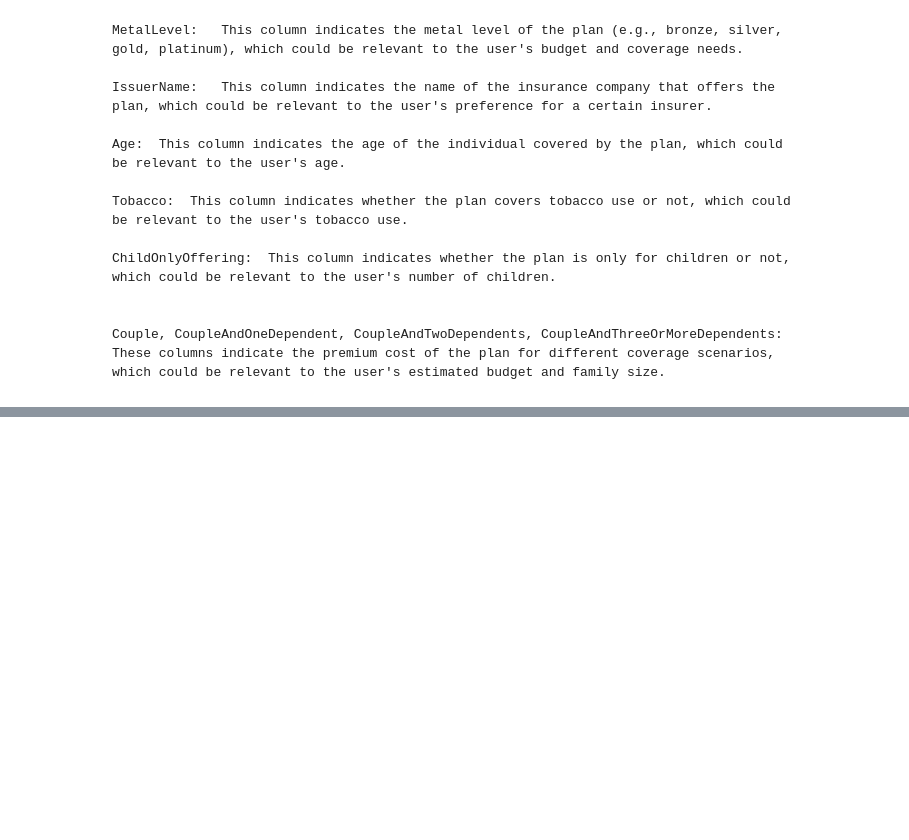
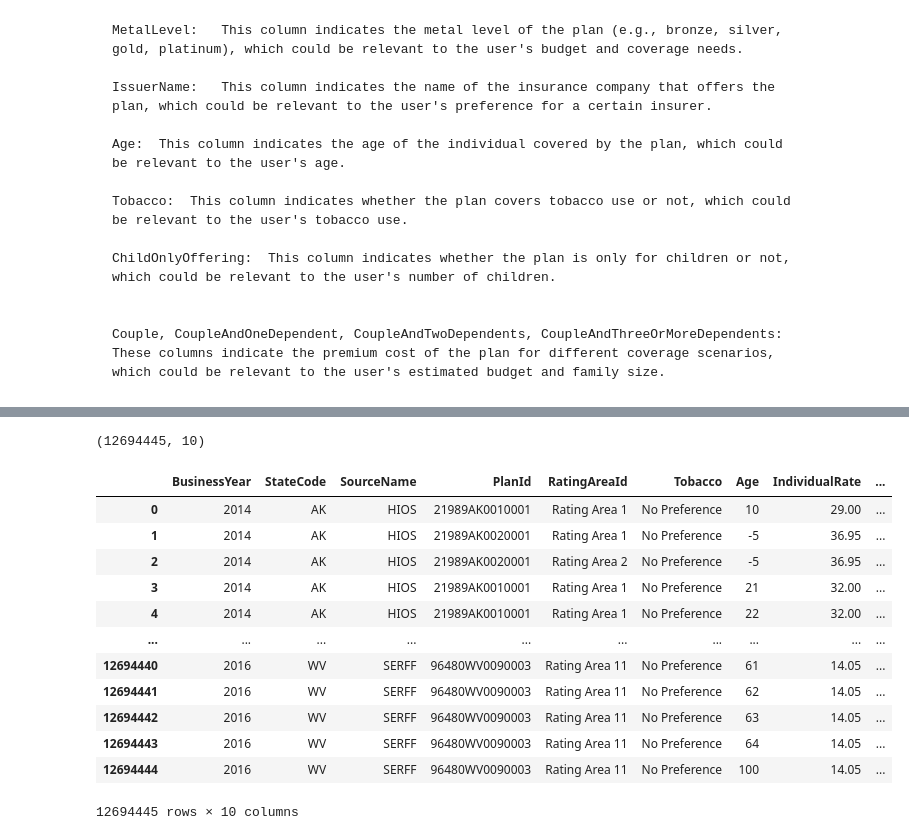
Before and after one commit to amanpreetbatra/big_data_project, a Jupyter notebook: Rate CSV Data Explolartion/Rate_Data_Exploration.ipynb, the cells around one changed output, grey strips where cells are left out. Saved outputs shown, nothing was run; the diff lists cells and outputs as text; code cells hidden in the pictures; blank space fills up the shorter version.

```diff
--- a/Rate CSV Data Explolartion/Rate_Data_Exploration.ipynb
+++ b/Rate CSV Data Explolartion/Rate_Data_Exploration.ipynb
@@ -93,3 +94,7 @@ profile_chosen_values = ProfileReport(rates_2,title = "Profiling Report_Cleaned_
 profile_chosen_values.to_widgets()
 # %%
 profile_chosen_values.to_file("output_cleaned.html")
+# %%
+df = rates_2
+df['tobacco_rate'] = np.where(df['Tobacco']!= 'Tobacco User/Non-Tobacco User ',df['IndividualRate'],df['IndividualRate']*1.03)
+df.head()
@@ -95,0 +108,4 @@ profile_chosen_values.to_file("output_cleaned.html")
+# %%
+df['Age'] = np.where(df['Age']== 'Family Option',-5,df['Age']) # Family Plan = -5
+df['Age'] = np.where(df['Age']== '0-20',10,df['Age'])  # Minor = 10 below 20 years of age
+df['Age'] = np.where(df['Age']== '65 and over',100,df['Age'])  # Old age = 100 more than 65 years of age
@@ -95,0 +127,24 @@ profile_chosen_values.to_file("output_cleaned.html")
+# %%
+df.shape
+# %% [output]
+(12694445, 10)
+# %%
+df['PrimarySubscriberAndThreeOrMoreDependents']=df['PrimarySubscriberAndThreeOrMoreDependents'].fillna(0)
+# %%
+df['tobacco_rate'] = np.where(df['PrimarySubscriberAndThreeOrMoreDependents']>0, df['PrimarySubscriberAndThreeOrMoreDependents'],df['tobacco_rate'])
+df['PrimarySubscriberAndThreeOrMoreDependents'] = np.where(df['PrimarySubscriberAndThreeOrMoreDependents']>0, 1,df['PrimarySubscriberAndThreeOrMoreDependents'])
+df
+# %% [output]
+|  | BusinessYear | StateCode | SourceName | PlanId | RatingAreaId | Tobacco | Age | IndividualRate | ... |
+| 0 | 2014 | AK | HIOS | 21989AK0010001 | Rating Area 1 | No Preference | 10 | 29.00 | ... |
+| 1 | 2014 | AK | HIOS | 21989AK0020001 | Rating Area 1 | No Preference | -5 | 36.95 | ... |
+| 2 | 2014 | AK | HIOS | 21989AK0020001 | Rating Area 2 | No Preference | -5 | 36.95 | ... |
+| 3 | 2014 | AK | HIOS | 21989AK0010001 | Rating Area 1 | No Preference | 21 | 32.00 | ... |
+| 4 | 2014 | AK | HIOS | 21989AK0010001 | Rating Area 1 | No Preference | 22 | 32.00 | ... |
+| ... | ... | ... | ... | ... | ... | ... | ... | ... | ... |
+| 12694440 | 2016 | WV | SERFF | 96480WV0090003 | Rating Area 11 | No Preference | 61 | 14.05 | ... |
+| 12694441 | 2016 | WV | SERFF | 96480WV0090003 | Rating Area 11 | No Preference | 62 | 14.05 | ... |
+| 12694442 | 2016 | WV | SERFF | 96480WV0090003 | Rating Area 11 | No Preference | 63 | 14.05 | ... |
+| 12694443 | 2016 | WV | SERFF | 96480WV0090003 | Rating Area 11 | No Preference | 64 | 14.05 | ... |
+| 12694444 | 2016 | WV | SERFF | 96480WV0090003 | Rating Area 11 | No Preference | 100 | 14.05 | ... |
+12694445 rows × 10 columns
```
Also changed, not shown: parts of 20 cells of this notebook, 1 other file.
